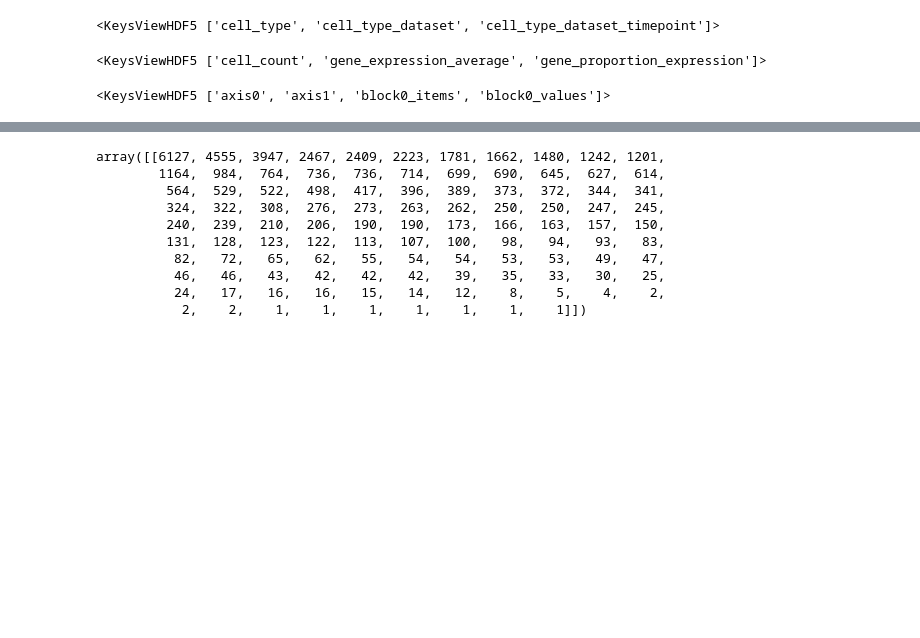
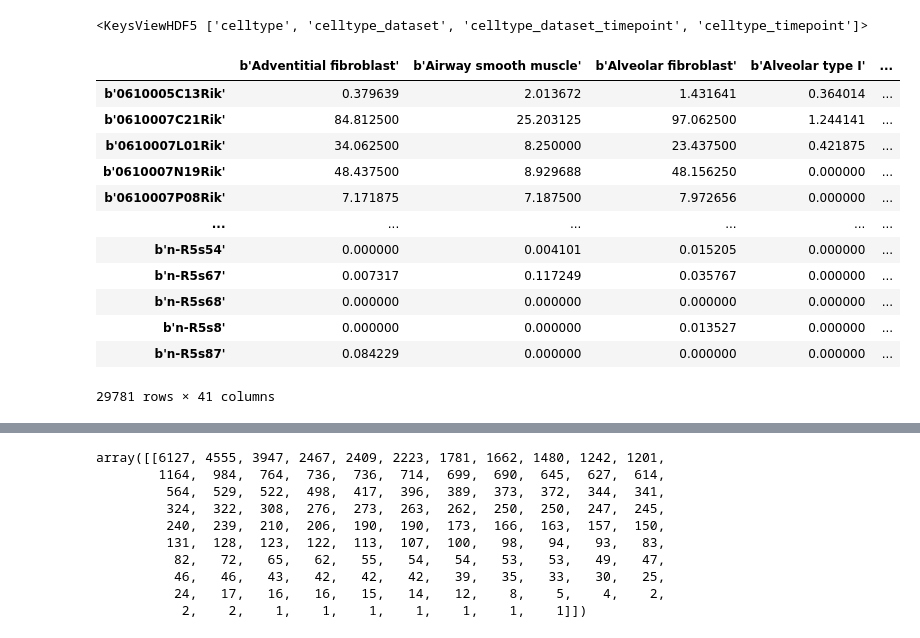
Before and after one commit to fabilab/data-compression-and-APIs-for-cell-atlases, a Jupyter notebook: condensed_lung_atlas-main/h5 file dataset.ipynb, the cells around one changed output, grey strips where cells are left out. Cells and saved outputs as stored; diff of their text form; code cells hidden in the pictures; blank space fills up the shorter version.

```diff
--- a/condensed_lung_atlas-main/h5 file dataset.ipynb
+++ b/condensed_lung_atlas-main/h5 file dataset.ipynb
@@ -3,18 +3,27 @@ import h5py
 import numpy as np
 import pandas as pd
 # %%
-filename = './condensed_lung_atlas.h5'
+filename = './output/condensed_lung_atlas_in_cpm.h5'
 h5 = h5py.File(filename, "r")
 # %%
 # Explore how many main keys in the data
 print(h5.keys())
 # %% [output]
-<KeysViewHDF5 ['cell_type', 'cell_type_dataset', 'cell_type_dataset_timepoint']>
+<KeysViewHDF5 ['celltype', 'celltype_dataset', 'celltype_dataset_timepoint', 'celltype_timepoint']>
-# %%
-h5['cell_type'].keys()
-# %% [output]
-<KeysViewHDF5 ['cell_count', 'gene_expression_average', 'gene_proportion_expression']>
-# %%
-h5['cell_type']['cell_count'].keys()
-# %% [output]
-<KeysViewHDF5 ['axis0', 'axis1', 'block0_items', 'block0_values']>
+# %%
+celltype = pd.DataFrame(data=np.array(h5['celltype']['gene_expression_average']['block0_values']),index=np.array(h5['celltype']['gene_expression_average']['axis1']),columns=np.array(h5['celltype']['gene_expression_average']['axis0'])).T
+celltype
+# %% [output]
+|  | b'Adventitial fibroblast' | b'Airway smooth muscle' | b'Alveolar fibroblast' | b'Alveolar type I' | ... |
+| b'0610005C13Rik' | 0.379639 | 2.013672 | 1.431641 | 0.364014 | ... |
+| b'0610007C21Rik' | 84.812500 | 25.203125 | 97.062500 | 1.244141 | ... |
+| b'0610007L01Rik' | 34.062500 | 8.250000 | 23.437500 | 0.421875 | ... |
+| b'0610007N19Rik' | 48.437500 | 8.929688 | 48.156250 | 0.000000 | ... |
+| b'0610007P08Rik' | 7.171875 | 7.187500 | 7.972656 | 0.000000 | ... |
+| ... | ... | ... | ... | ... | ... |
+| b'n-R5s54' | 0.000000 | 0.004101 | 0.015205 | 0.000000 | ... |
+| b'n-R5s67' | 0.007317 | 0.117249 | 0.035767 | 0.000000 | ... |
+| b'n-R5s68' | 0.000000 | 0.000000 | 0.000000 | 0.000000 | ... |
+| b'n-R5s8' | 0.000000 | 0.000000 | 0.013527 | 0.000000 | ... |
+| b'n-R5s87' | 0.084229 | 0.000000 | 0.000000 | 0.000000 | ... |
+29781 rows × 41 columns
```
Also changed, not shown: parts of 3 cells of this notebook, 16 other files.
